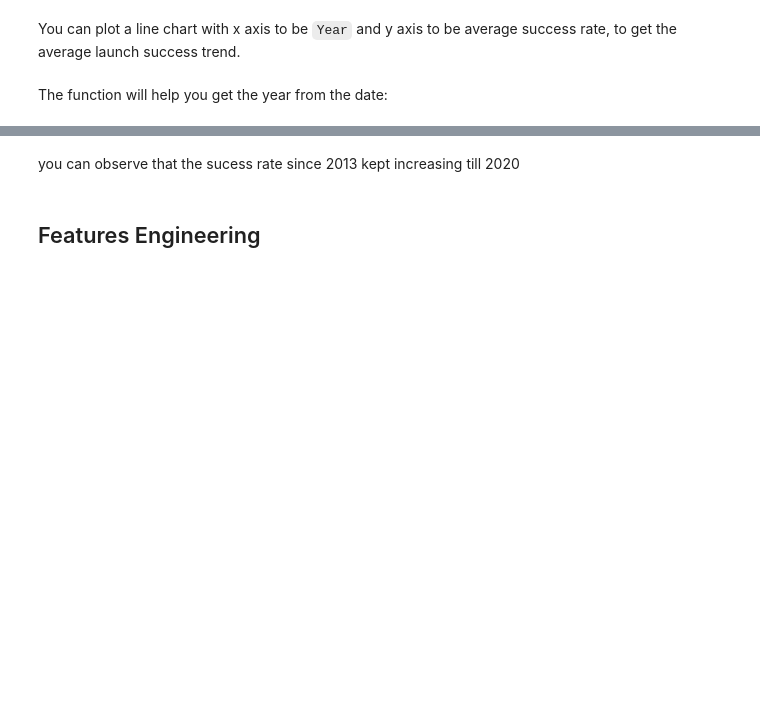
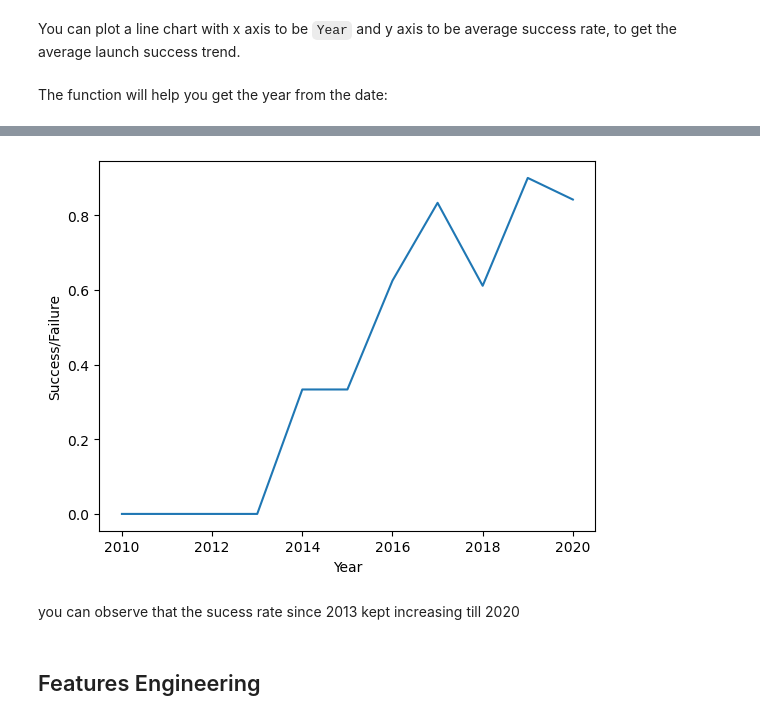
Before and after one commit to lozais/DataScience-Capstone, a Jupyter notebook: edadataviz.ipynb, the cells around one changed output, grey strips where cells are left out. Cells and saved outputs as stored; diff of their text form; code cells hidden in the pictures; blank space fills up the shorter version.

```diff
--- a/edadataviz.ipynb
+++ b/edadataviz.ipynb
@@ -196,5 +196,5 @@ def Extract_year():
         year.append(i.split("-")[0])
     return year
 Extract_year()
-df['Date'] = year
-df.head()
+#df['Date'] = year
+df["Year"]=year
@@ -214,3 +215,13 @@ sns.relplot(x=year,y='Class', data=df)
+# %%
+df["Year"] = pd.to_numeric(year)
+df["Class"] = pd.to_numeric(df["Class"], errors="coerce")
+average_by_year = df.groupby("Year")["Class"].mean().reset_index()
+plt.plot(average_by_year["Year"],average_by_year["Class"])
+plt.xlabel("Year")
+plt.ylabel("Success/Failure")
+plt.show()
+# %% [output]
+[figure, added]
 # %% [markdown]
 you can observe that the sucess rate since 2013 kept increasing till 2020
 # %% [markdown]
```
Also changed, not shown: parts of 8 cells of this notebook.
